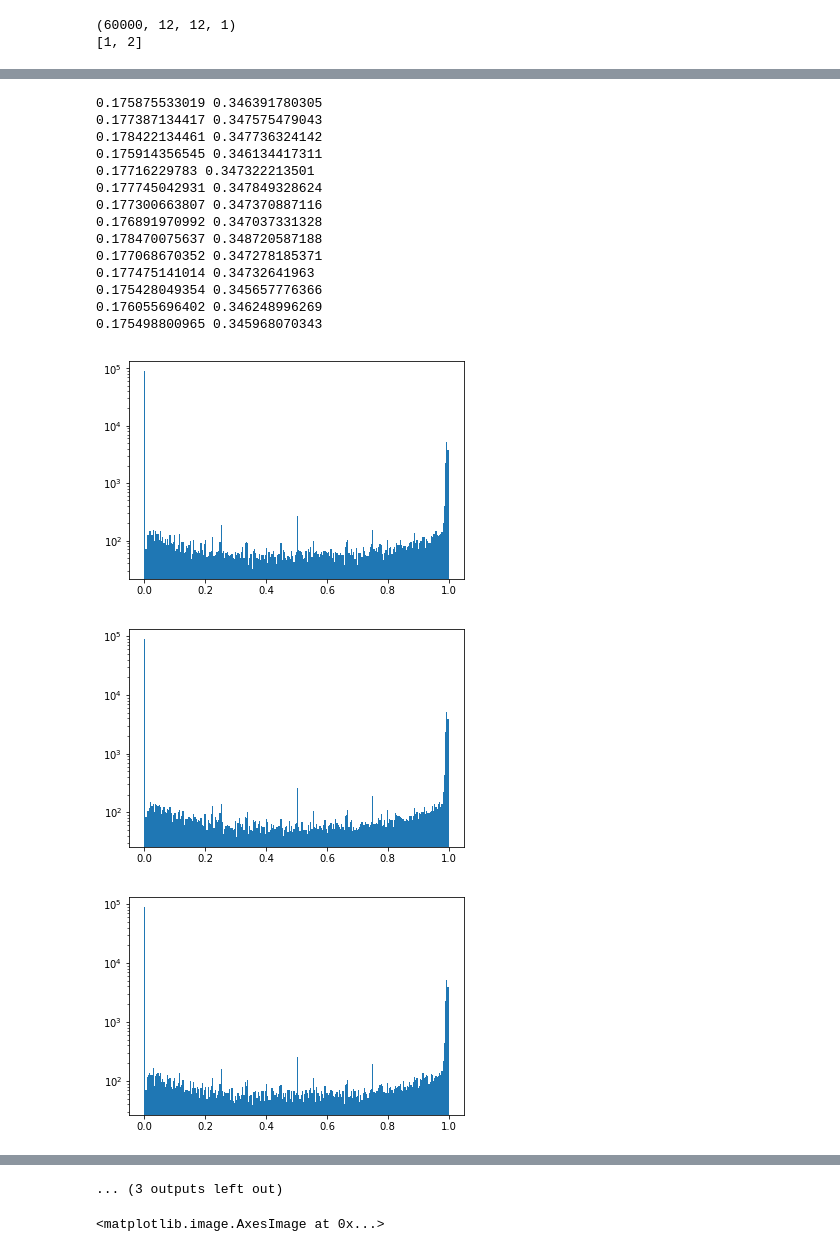
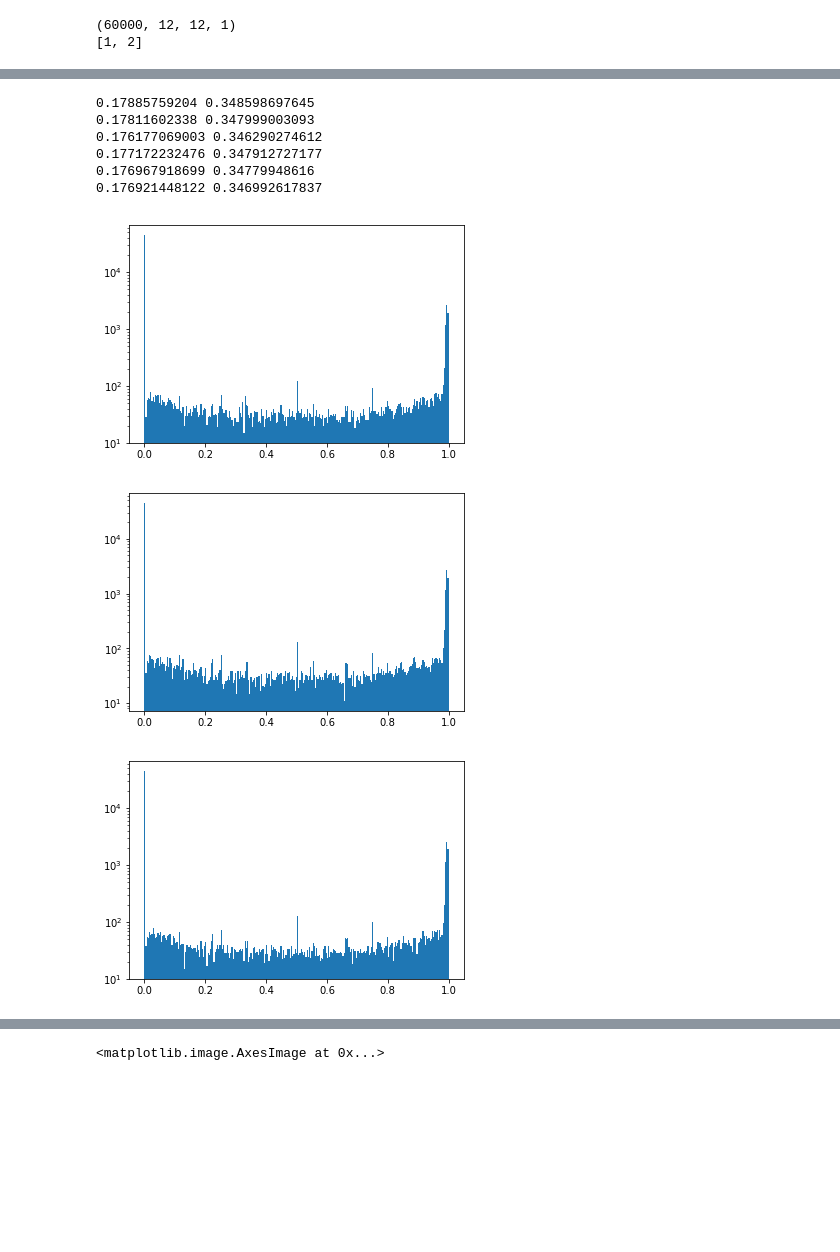
Before and after one commit to BouchardLab/info_measures, a Jupyter notebook: notebooks/dataset_generation.ipynb, the cells around one changed output, grey strips where cells are left out. Drawn from its saved outputs; the diff is of its cells as text; code cells hidden in the pictures; blank space fills up the shorter version.

```diff
--- a/notebooks/dataset_generation.ipynb
+++ b/notebooks/dataset_generation.ipynb
@@ -43,4 +48,4 @@ plt.imshow(samples[0].reshape(2*dim, perp_dim))
 reload(dg)
 dg_vec = dg.VectorSpaceGenerator(X)
 # %%
-xp = dg_vec.sample_data(grow_dim=1, n_samples_per_image=2)
+xp = dg_vec.sample_data(grow_dim=3, n_samples_per_image=1)
@@ -51,27 +61,19 @@ xp = dg_vec.sample_data(grow_dim=1, n_samples_per_image=2)
 # %%
 plt.close()
 pdfs = []
-for ii in range(14):
+for ii in range(xp.shape[1]):
     plt.figure()
     pdf, _, _ = plt.hist(xp[:, ii], bins=np.linspace(0, 1, 256))
     print(xp[:, ii].mean(), xp[:, ii].std())
     pdfs.append(pdf)
     plt.yscale('log')
 # %% [output]
-0.175875533019 0.346391780305
-0.177387134417 0.347575479043
-0.178422134461 0.347736324142
-0.175914356545 0.346134417311
-0.17716229783 0.347322213501
-0.177745042931 0.347849328624
-0.177300663807 0.347370887116
-0.176891970992 0.347037331328
-0.178470075637 0.348720587188
-0.177068670352 0.347278185371
-0.177475141014 0.34732641963
-0.175428049354 0.345657776366
-0.176055696402 0.346248996269
-0.175498800965 0.345968070343
+0.17885759204 0.348598697645
+0.17811602338 0.347999003093
+0.176177069003 0.346290274612
+0.177172232476 0.347912727177
+0.176967918699 0.34779948616
+0.176921448122 0.346992617837
-[figure, old version]
+[figure, new version]
-[figure, old version]
+[figure, new version]
-[figure, old version]
+[figure, new version]
@@ -86,4 +83,3 @@ for ii in range(14):
-... (3 outputs left out)
 # %%
 im = np.zeros((14, 14))
 im2 = np.zeros((14, 14))
```
Also changed, not shown: parts of 30 cells of this notebook, 4 other files.
